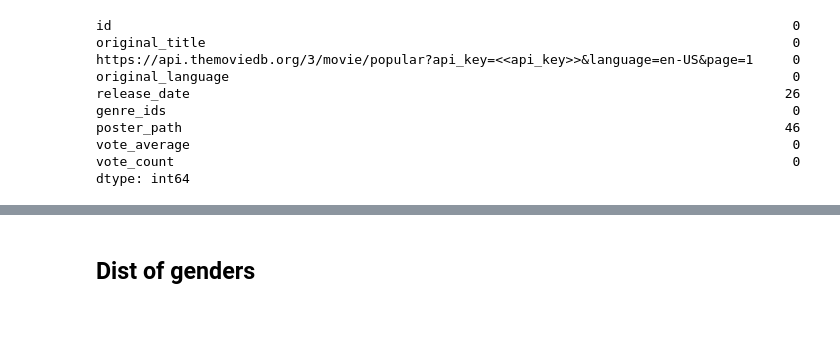
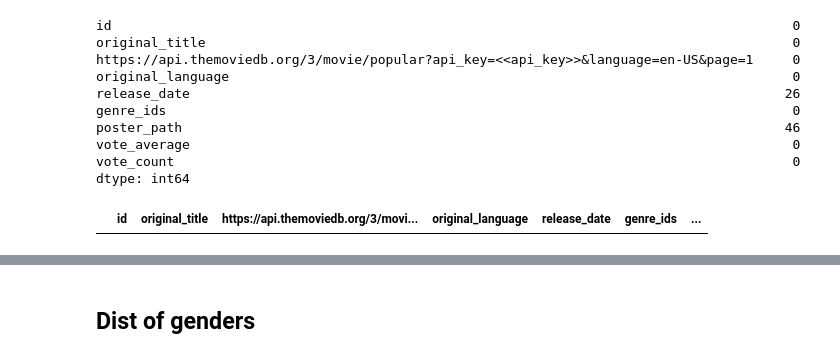
Before and after one commit to rainerenglisch/AIDA_movie_genre, a Jupyter notebook: notebooks/movies.ipynb, the cells around one changed output, grey strips where cells are left out. Cells and saved outputs as stored; diff of their text form; code cells hidden in the pictures; blank space fills up the shorter version.

```diff
--- a/notebooks/movies.ipynb
+++ b/notebooks/movies.ipynb
@@ -41,3 +44,7 @@ dtype: int64
+# %%
+movies[movies['genre_ids']=='[]']
+# %% [output]
+|  | id | original_title | https://api.themoviedb.org/3/movi... | original_language | release_date | genre_ids | ... |
 # %%
 # The list is a list of integers  , reason why a I made this function .
 
```
Also changed, not shown: parts of 6 cells of this notebook.
